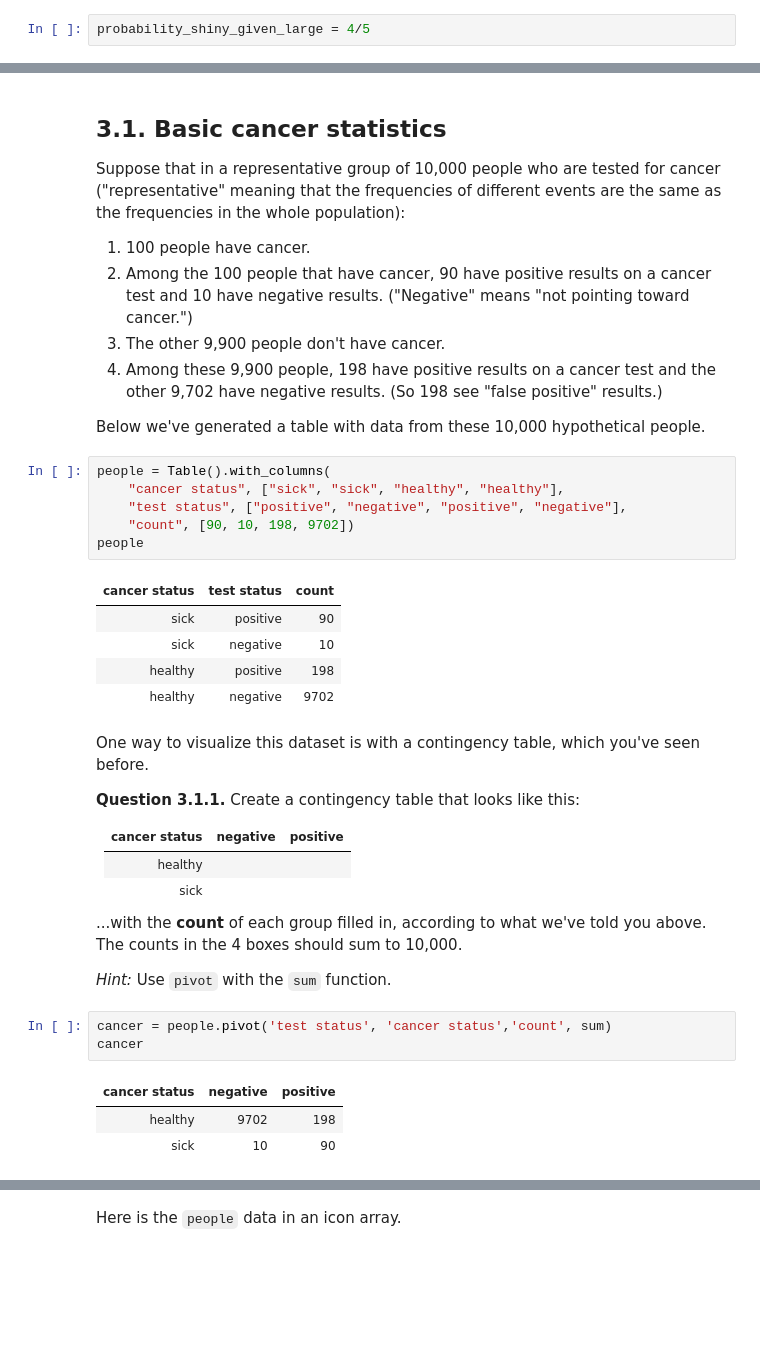
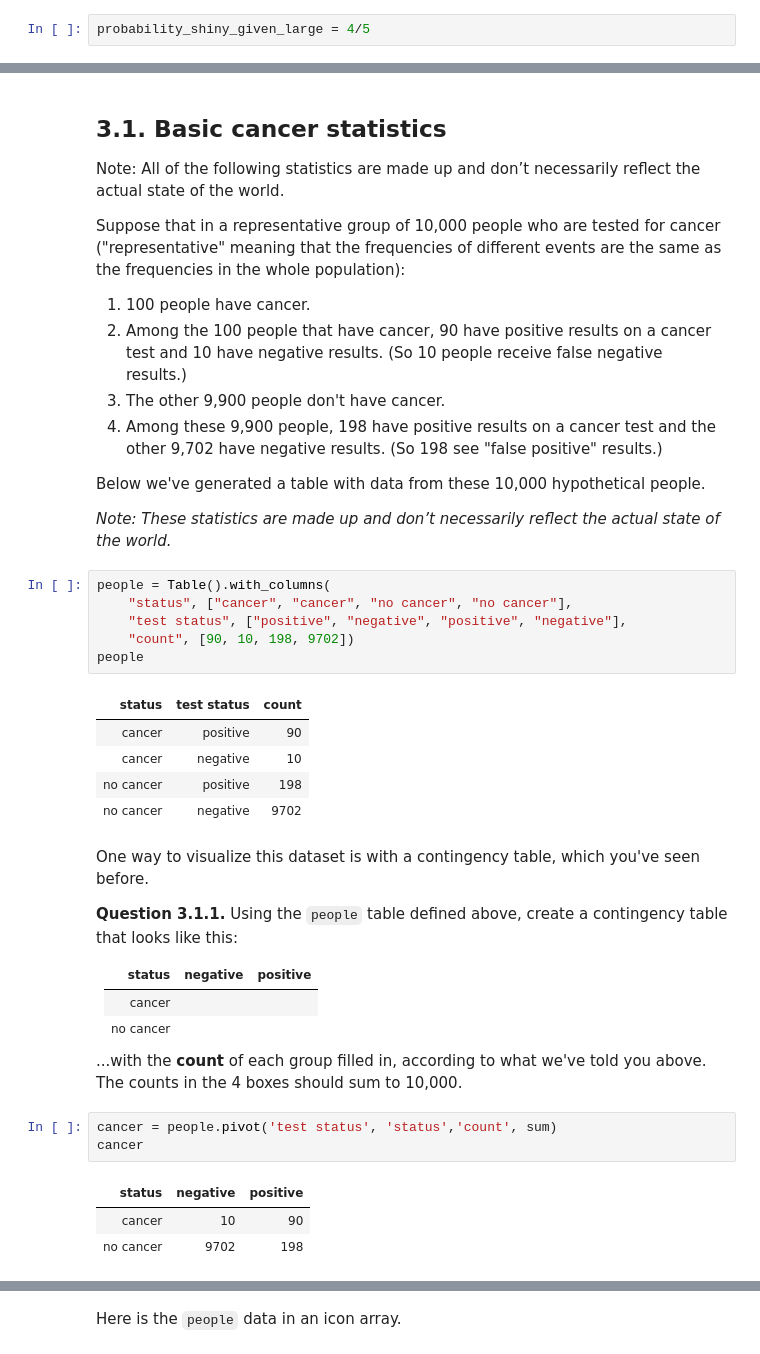
Before and after one commit to nvtqx1/DS, a Jupyter notebook: lab10.ipynb, the cells around one changed output, grey strips where cells are left out. Cells and saved outputs as stored; diff of their text form; blank space fills up the shorter version.

```diff
--- a/lab10.ipynb
+++ b/lab10.ipynb
@@ -330,46 +266,45 @@ Conditional probability is a good way to think about such situations.  For examp
 # %% [markdown]
 ## 3.1. Basic cancer statistics
+
+Note: All of the following statistics are made up and don’t necessarily reflect the actual state of the world.
+
+
 Suppose that in a representative group of 10,000 people who are tested for cancer ("representative" meaning that the frequencies of different events are the same as the frequencies in the whole population):
 1. 100 people have cancer.
-2. Among the 100 people that have cancer, 90 have positive results on a cancer test and 10 have negative results.  ("Negative" means "not pointing toward cancer.")
+2. Among the 100 people that have cancer, 90 have positive results on a cancer test and 10 have negative results.  (So 10 people receive false negative results.)
 3. The other 9,900 people don't have cancer.
 4. Among these 9,900 people, 198 have positive results on a cancer test and the other 9,702 have negative results.  (So 198 see "false positive" results.)
 
 Below we've generated a table with data from these 10,000 hypothetical people.
+
+*Note: These statistics are made up and don’t necessarily reflect the actual state of the world.*
 # %%
 people = Table().with_columns(
-    "cancer status", ["sick", "sick", "healthy", "healthy"],
+    "status", ["cancer", "cancer", "no cancer", "no cancer"],
     "test status", ["positive", "negative", "positive", "negative"],
     "count", [90, 10, 198, 9702])
 people
 # %% [output]
-| cancer status | test status | count |
-| sick | positive | 90 |
-| sick | negative | 10 |
-| healthy | positive | 198 |
-| healthy | negative | 9702 |
+| status | test status | count |
+| cancer | positive | 90 |
+| cancer | negative | 10 |
+| no cancer | positive | 198 |
+| no cancer | negative | 9702 |
 # %% [markdown]
 One way to visualize this dataset is with a contingency table, which you've seen before.
 
-**Question 3.1.1.** Create a contingency table that looks like this:
+**Question 3.1.1.** Using the `people` table defined above, create a contingency table that looks like this:
 
-|cancer status|negative|positive|
+|status|negative|positive|
 |-|-|-|
-|healthy|||
-|sick||||
+|cancer|||
+|no cancer||||
 
 ...with the **count** of each group filled in, according to what we've told you above.  The counts in the 4 boxes should sum to 10,000.
-
-*Hint:* Use `pivot` with the `sum` function.
-
-<!--
-BEGIN QUESTION
-name: q3_1_1
--->
 # %%
-cancer = people.pivot('test status', 'cancer status','count', sum)
+cancer = people.pivot('test status', 'status','count', sum)
 cancer
 # %% [output]
-| cancer status | negative | positive |
-| healthy | 9702 | 198 |
-| sick | 10 | 90 |
+| status | negative | positive |
+| cancer | 10 | 90 |
+| no cancer | 9702 | 198 |
```
Also changed, not shown: parts of 83 cells of this notebook, 24 other files.
